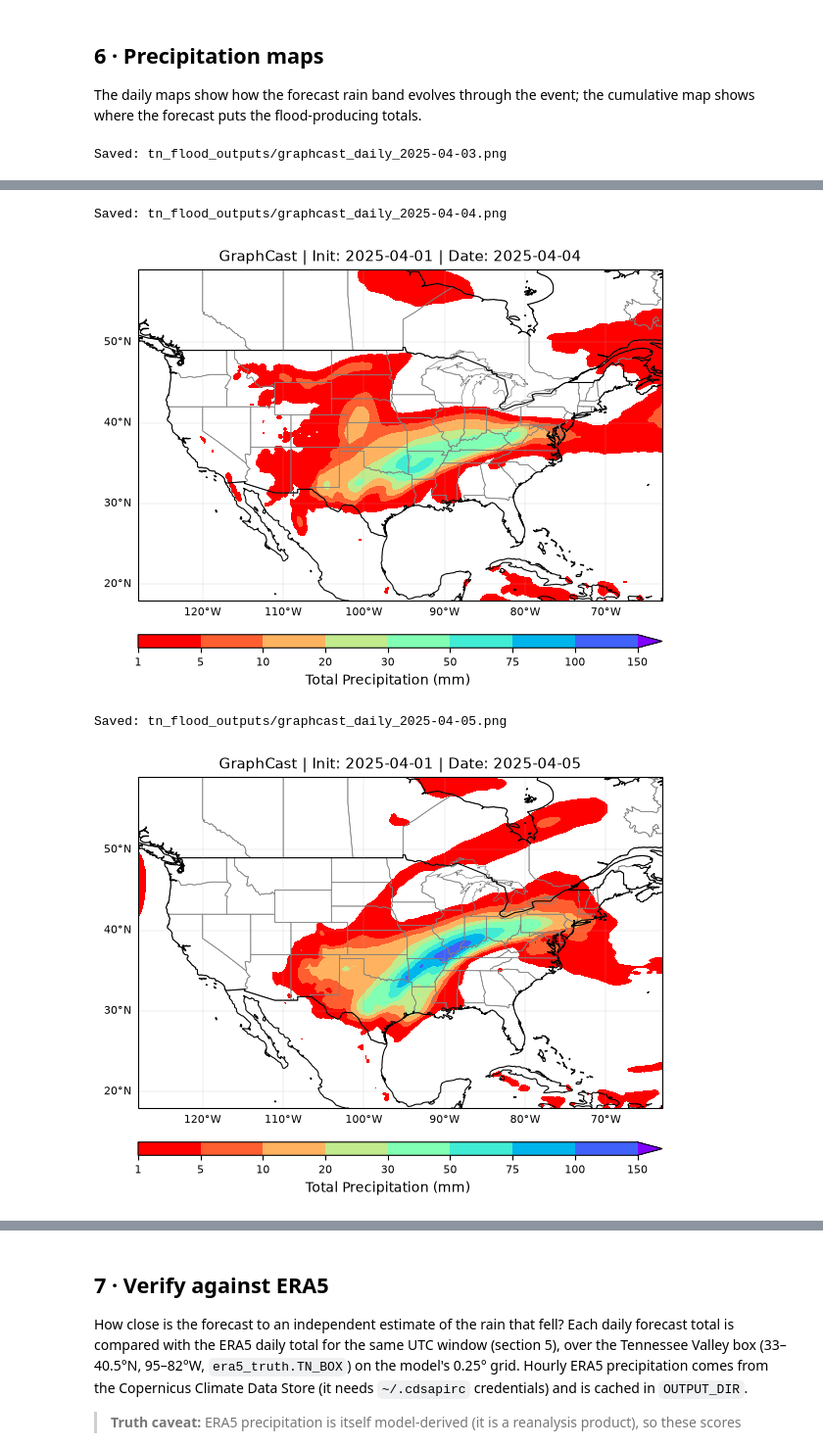
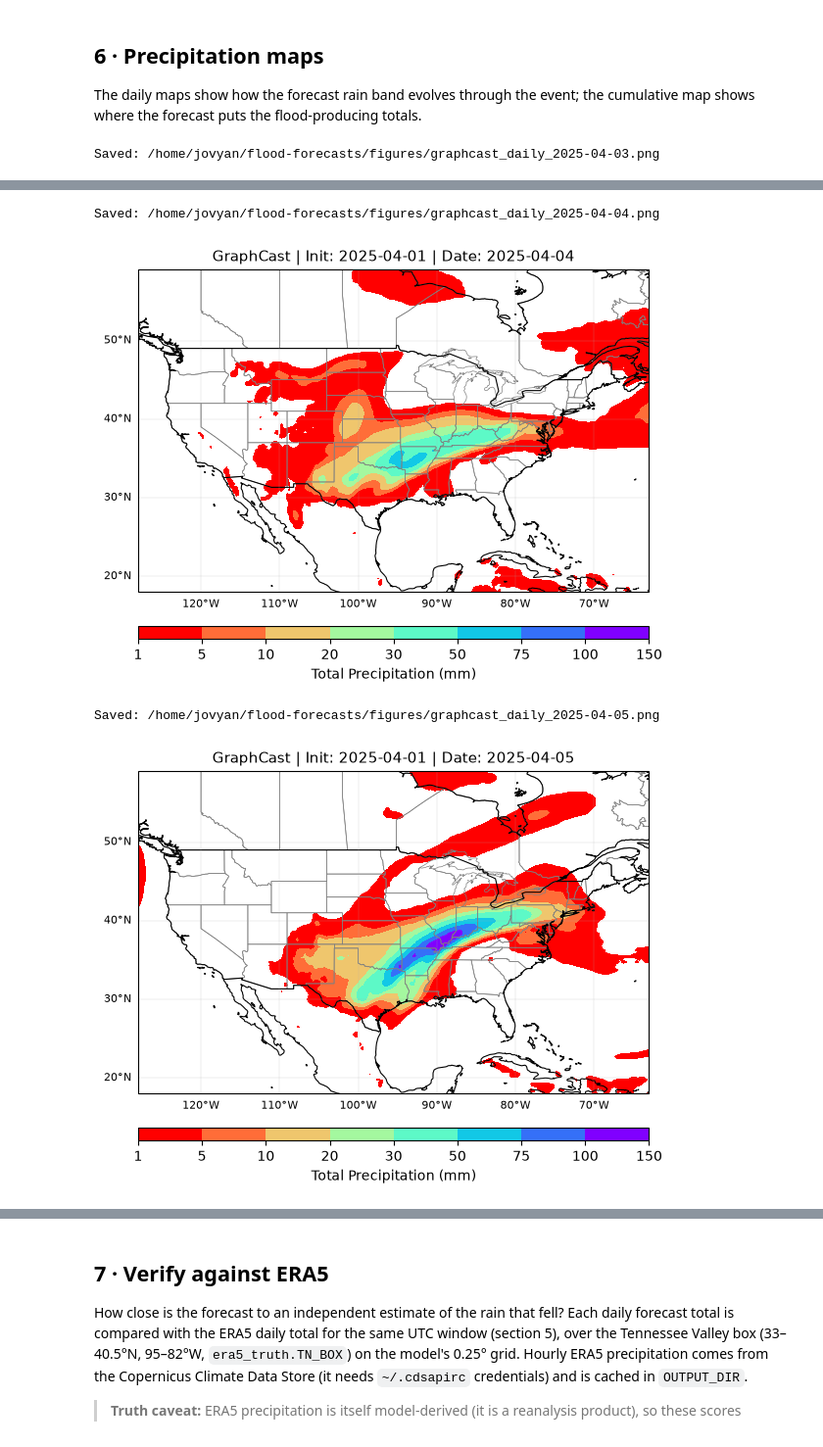
Before and after one commit to ChristianByars/Flood-Forecasts, a Jupyter notebook: graphcast_tennessee_valley_flood.ipynb, the cells around one changed output, grey strips where cells are left out. Shown at 98% size. Saved outputs shown, nothing was run; the diff lists cells and outputs as text; code cells hidden in the pictures.

```diff
--- a/graphcast_tennessee_valley_flood.ipynb
+++ b/graphcast_tennessee_valley_flood.ipynb
@@ -187,18 +189,18 @@ def plot_daily_precip(precip_mm, store, target_date, extent, init_time, model_na
     lat = store["lat"][:]
 
     levels = [1, 5, 10, 20, 30, 50, 75, 100, 150]
-    norm = mcolors.BoundaryNorm(levels, PRECIP_CMAP.N, extend="max")
+    norm = mcolors.BoundaryNorm(levels, PRECIP_CMAP.N)
 
     fig, ax = plt.subplots(
         subplot_kw={"projection": ccrs.PlateCarree()},
         figsize=(6, 8),
     )
 
-    # extend="max" colours totals above the top level instead of leaving them blank
+    # totals above the top level are clipped into the top band instead of leaving them blank
     im = ax.contourf(
-        lon, lat, precip_mm,
+        lon, lat, np.clip(precip_mm, None, levels[-1]),
         levels=levels, cmap=PRECIP_CMAP, norm=norm,
-        transform=ccrs.PlateCarree(), extend="max",
+        transform=ccrs.PlateCarree(),
     )
 
     ax.add_feature(cfeature.STATES, linewidth=0.5, edgecolor="gray")
@@ -211,9 +213,7 @@ def plot_daily_precip(precip_mm, store, target_date, extent, init_time, model_na
     gl.ylabel_style = {"size": 8}
     ax.set_extent(extent)
 
-    cbar = map_colorbar(fig, ax, im, orientation="horizontal")
-    cbar.set_label("Total Precipitation (mm)", fontsize=10)
-    cbar.ax.tick_params(labelsize=8)
+    map_colorbar(fig, ax, im, label="Total Precipitation (mm)", orientation="horizontal")
     ax.set_title(
         f"{model_name} | Init: {init_time[:10]} | Date: {target_date}",
         fontsize=11,
@@ -233,7 +233,7 @@ for date in PLOT_DATES:
     precip = compute_daily_total_precip(store, date, FORECAST_INIT)
     plot_daily_precip(
         precip, store, date, EXTENT, FORECAST_INIT,
-        save_path=f"{OUTPUT_DIR}/graphcast_daily_{date}.png",
+        save_path=f"{FIG_DIR}/graphcast_daily_{date}.png",
     )
 # %% [output]
-Saved: tn_flood_outputs/graphcast_daily_2025-04-03.png
+Saved: /home/jovyan/flood-forecasts/figures/graphcast_daily_2025-04-03.png
@@ -241,5 +241,5 @@ Saved: tn_flood_outputs/graphcast_daily_2025-04-03.png
-Saved: tn_flood_outputs/graphcast_daily_2025-04-04.png
+Saved: /home/jovyan/flood-forecasts/figures/graphcast_daily_2025-04-04.png
-[figure, old version]
+[figure, new version]
-Saved: tn_flood_outputs/graphcast_daily_2025-04-05.png
+Saved: /home/jovyan/flood-forecasts/figures/graphcast_daily_2025-04-05.png
-[figure, old version]
+[figure, new version]
 # %% [markdown]
```
Also changed, not shown: parts of 9 cells of this notebook, 26 other files.
